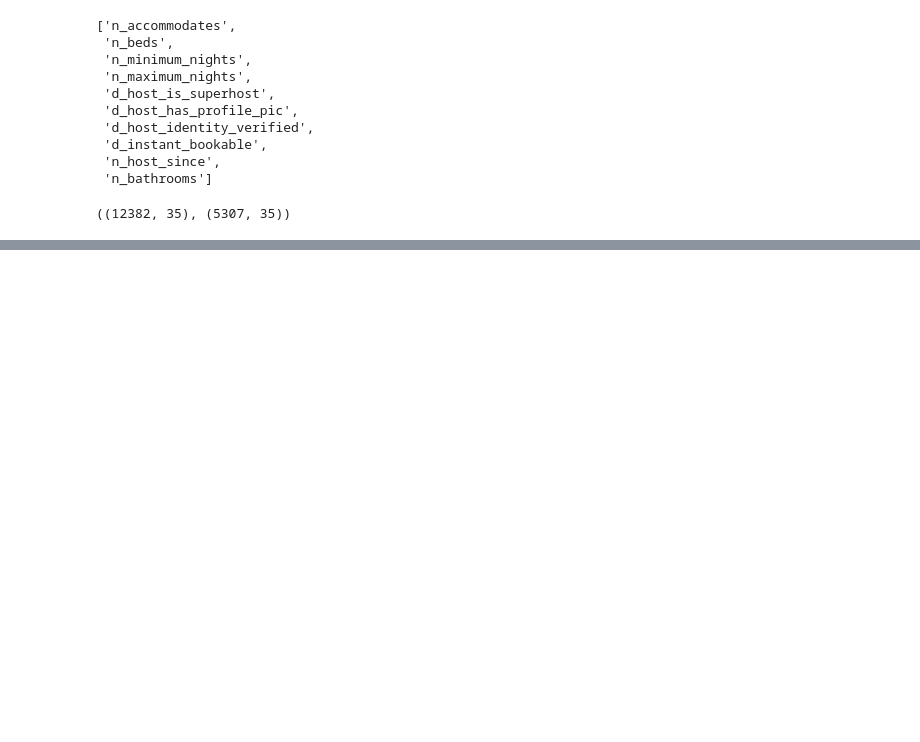
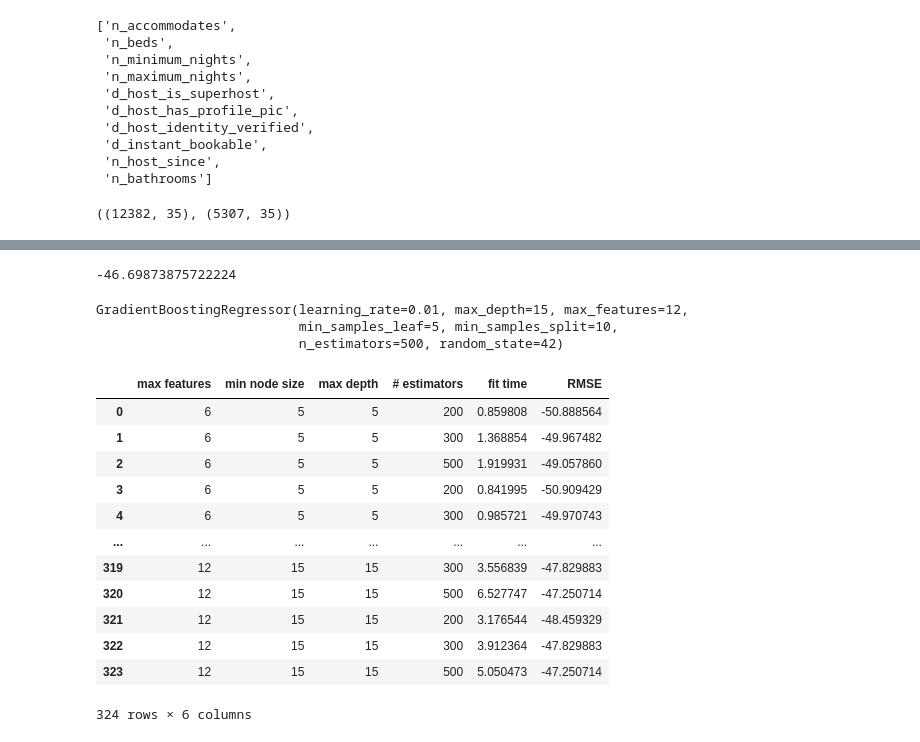
Before and after one commit to viethngn/Data_Analysis_3_ECBS5171, a Jupyter notebook: assignment2/assignment2_viethngn.ipynb, the cells around one changed output, grey strips where cells are left out. Saved outputs shown, nothing was run; the diff lists cells and outputs as text; code cells hidden in the pictures; blank space fills up the shorter version.

```diff
--- a/assignment2/assignment2_viethngn.ipynb
+++ b/assignment2/assignment2_viethngn.ipynb
@@ -303,0 +423,17 @@ rf_random = GridSearchCV(
+# %%
+gbm = GradientBoostingRegressor(learning_rate=0.01, random_state = 42)
+
+tune_grid = {"n_estimators": [200, 300, 500], "max_depth": [5, 10, 15], "min_samples_leaf": [5, 10, 15], "max_features": [6, 8, 10, 12], 'min_samples_split': [10, 20, 30]}
+
+gbm_model_cv = GridSearchCV(
+    gbm,
+    tune_grid,
+    cv=5,
+    scoring="neg_root_mean_squared_error",
+    verbose=10,
+    n_jobs=-1
+)
+
+gbm_pipe = Pipeline(
+    [("preprocess", preprocessing), ("regressor", gbm_model_cv)], verbose=True
+)
@@ -303,0 +479,29 @@ rf_random = GridSearchCV(
+# %%
+gbm_model_cv.best_score_
+# %% [output]
+-46.69873875722224
+# %%
+gbm_model_cv.best_estimator_
+# %% [output]
+GradientBoostingRegressor(learning_rate=0.01, max_depth=15, max_features=12,
+                          min_samples_leaf=5, min_samples_split=10,
+                          n_estimators=500, random_state=42)
+# %%
+df_gbm_model_cv_results = pd.DataFrame(gbm_model_cv.cv_results_)[[
+    'param_max_features', 'param_min_samples_leaf', 'param_max_depth', 'param_n_estimators', 'mean_fit_time', 'mean_test_score']]
+df_gbm_model_cv_results.columns = ['max features', 'min node size', 'max depth', '# estimators', 'fit time', 'RMSE']
+df_gbm_model_cv_results
+# %% [output]
+|  | max features | min node size | max depth | # estimators | fit time | RMSE |
+| 0 | 6 | 5 | 5 | 200 | 0.859808 | -50.888564 |
+| 1 | 6 | 5 | 5 | 300 | 1.368854 | -49.967482 |
+| 2 | 6 | 5 | 5 | 500 | 1.919931 | -49.057860 |
+| 3 | 6 | 5 | 5 | 200 | 0.841995 | -50.909429 |
+| 4 | 6 | 5 | 5 | 300 | 0.985721 | -49.970743 |
+| ... | ... | ... | ... | ... | ... | ... |
+| 319 | 12 | 15 | 15 | 300 | 3.556839 | -47.829883 |
+| 320 | 12 | 15 | 15 | 500 | 6.527747 | -47.250714 |
+| 321 | 12 | 15 | 15 | 200 | 3.176544 | -48.459329 |
+| 322 | 12 | 15 | 15 | 300 | 3.912364 | -47.829883 |
+| 323 | 12 | 15 | 15 | 500 | 5.050473 | -47.250714 |
+324 rows × 6 columns
```
Also changed, not shown: parts of 21 cells of this notebook.
